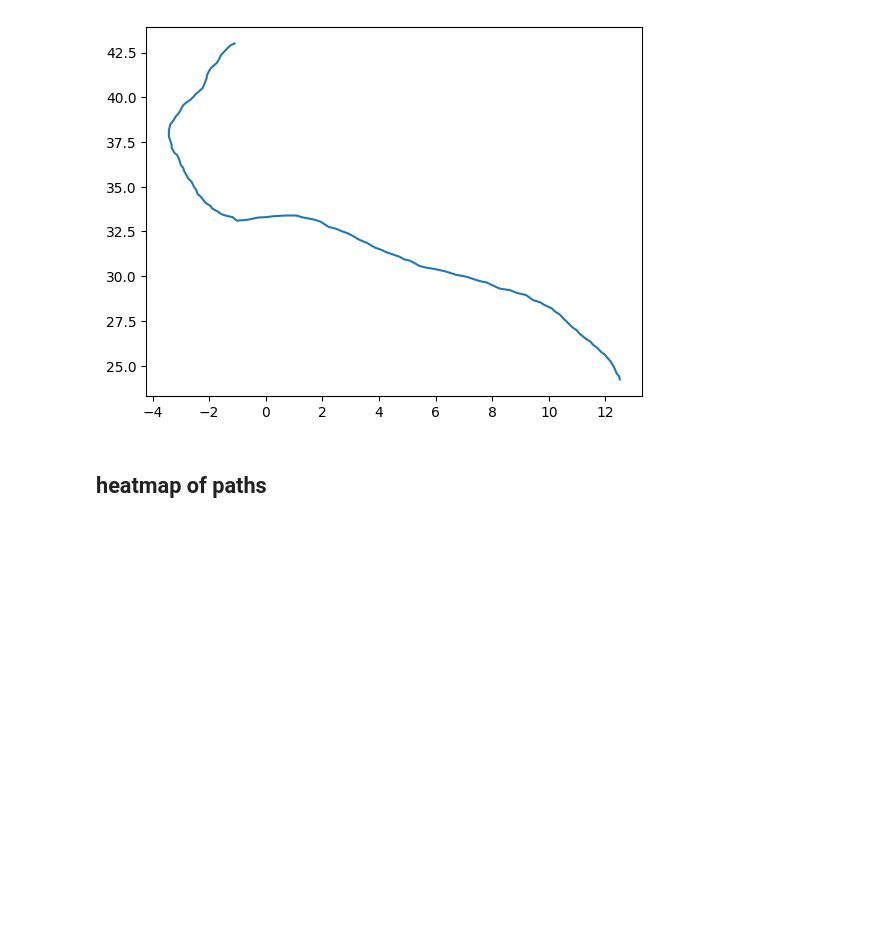
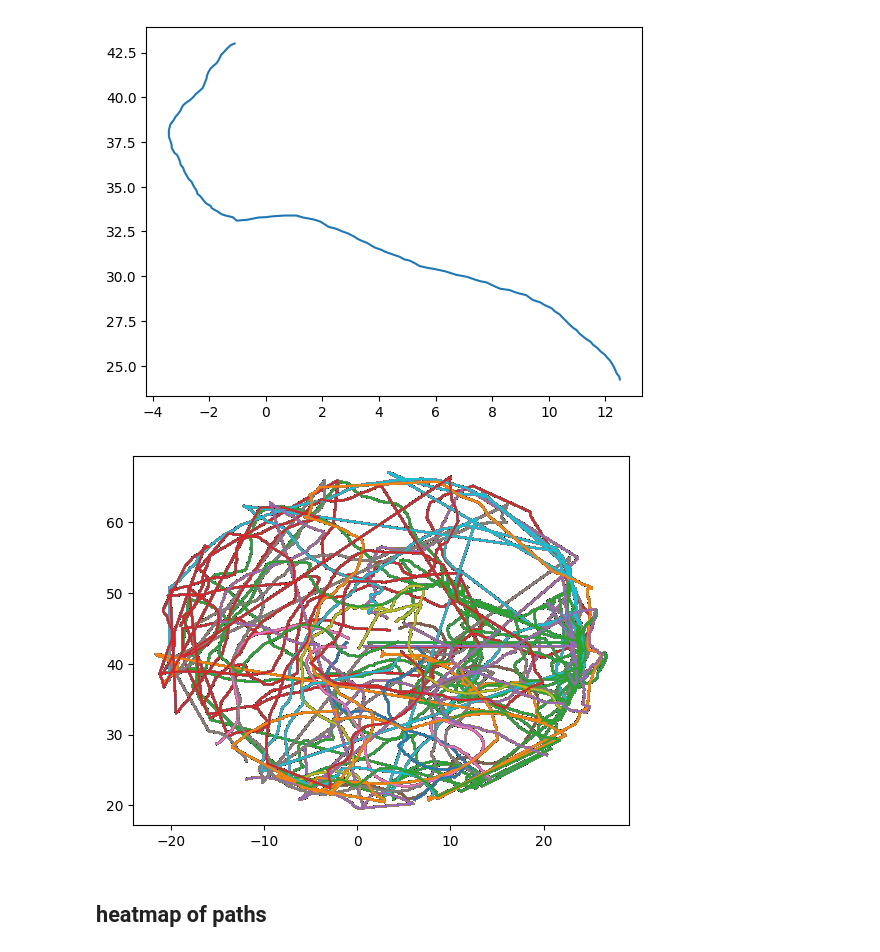
Before and after one commit to shepai/ant_trajectory, a Jupyter notebook: experimental/plotter_hardly_know_her.ipynb, the cells around one changed output. Saved outputs shown, nothing was run; the diff lists cells and outputs as text; code cells hidden in the pictures; blank space fills up the shorter version.

```diff
--- a/experimental/plotter_hardly_know_her.ipynb
+++ b/experimental/plotter_hardly_know_her.ipynb
@@ -34,6 +34,13 @@ Index(['Unnamed: 0', 'frame_number', 'body_x', 'body_y', 'body_prob', 'time',
        'food_rel_y_cm', 'dist_to_food_cm'],
       dtype='object')
 [figure]
+# %%
+for example in dataset:
+    plt.plot(example['rel_x_cm'],example['rel_y_cm'])
+    #plt.plot(example['food_rel_x_cm'],example['food_rel_y_cm'])
+plt.show()
+# %% [output]
+[figure, added]
 # %% [markdown]
 ## heatmap of paths
 # %%
```
Also changed, not shown: parts of 1 cell of this notebook.
